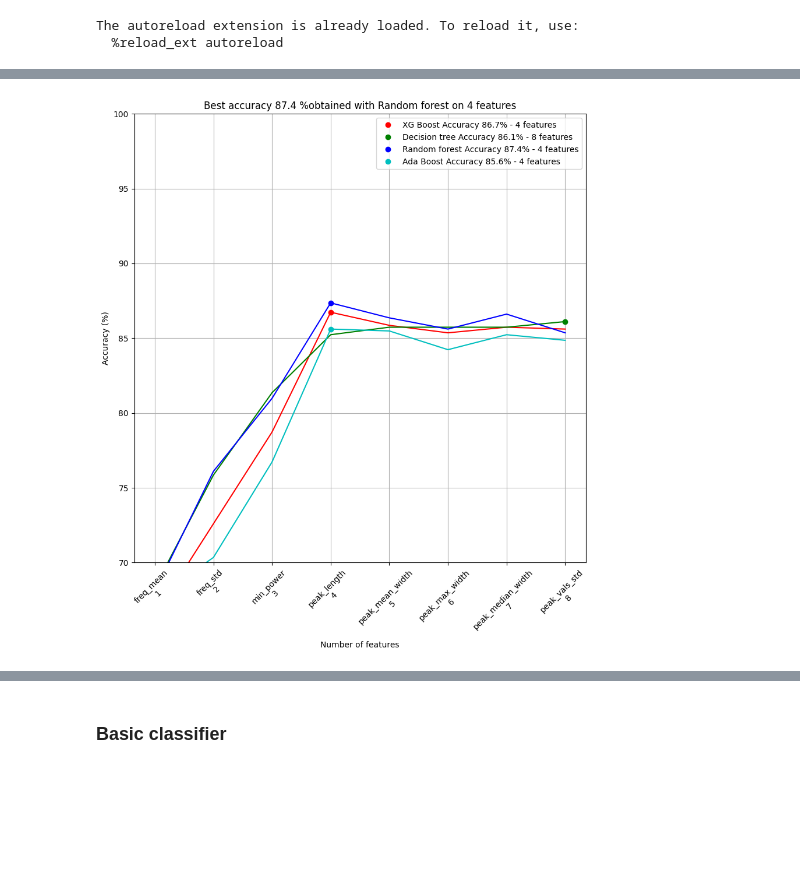
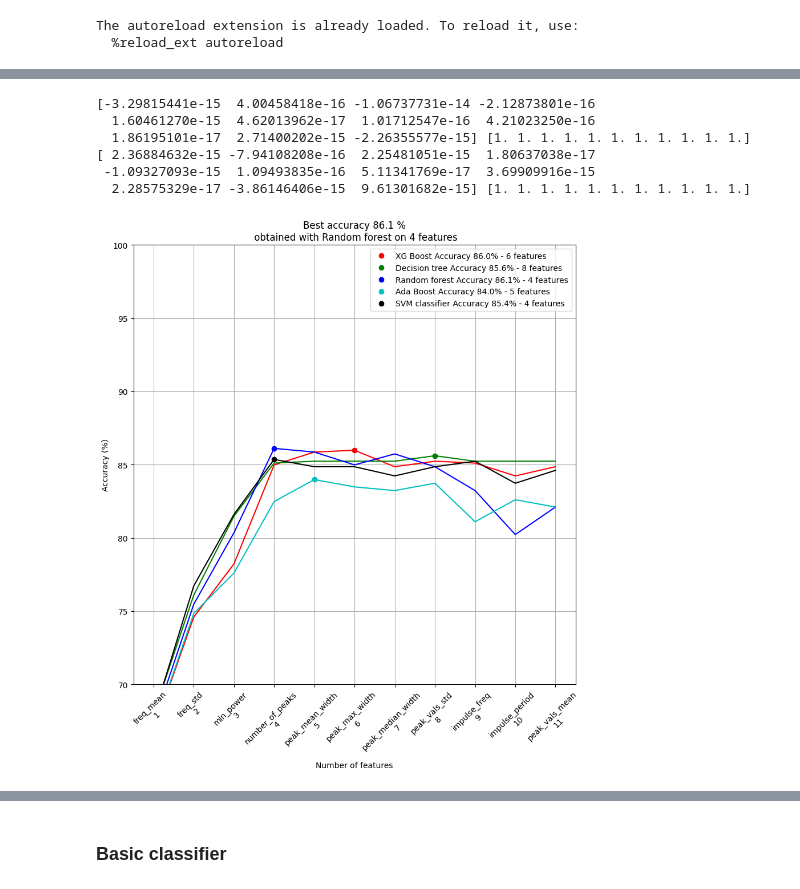
Before and after one commit to balthazarneveu/MVA23_SIGNAL, a Jupyter notebook: lab_02/rapport.ipynb, the cells around one changed output, grey strips where cells are left out. Saved outputs shown, nothing was run; the diff lists cells and outputs as text; code cells hidden in the pictures; blank space fills up the shorter version.

```diff
--- a/lab_02/rapport.ipynb
+++ b/lab_02/rapport.ipynb
@@ -37,47 +37,57 @@ df.head()
 x_train, y_train, labels_features = get_better_features(df_train)
 x_test, y_test, _ = get_better_features(df_test)
 # %%
+whiten=True
+x_train, y_train, labels_features = get_better_features(df_train, whiten=whiten)
+x_test, y_test, _ = get_better_features(df_test,  whiten=whiten)
+
 from utilities import ALL_CLASSIFIERS, DECISION_TREE, RANDOM_FOREST, SVM, ADABOOST, XG_BOOST
 COLOR_LIST = "rgbckyp"
 best_accuracies_overall = []
 best_feature_dimensions = []
 # classifiers_list = ALL_CLASSIFIERS #[DECISION_TREE, RANDOM_FOREST, SVM, ADABOOST]
 # classifiers_list = [SVM]
-classifiers_list = [XG_BOOST,  DECISION_TREE, RANDOM_FOREST, ADABOOST]
-scanned_feature_dimension = list(range(1, 9))
+classifiers_list = [XG_BOOST,  DECISION_TREE, RANDOM_FOREST, ADABOOST, SVM]
+scanned_feature_dimension = list(range(1, len(labels_features)+1))
 plt.figure(figsize=(10, 10))
 for classifier_index, classifier_type in enumerate(classifiers_list):
     best_accuracies = []
     feature_dimensions = []
     color = COLOR_LIST[classifier_index%len(COLOR_LIST)]
     for feature_dimension in scanned_feature_dimension:
         accuracies, best_depth, _ = train_classifier(x_train, x_test, y_train, y_test, feature_dimension=feature_dimension, debug=False,  show=False, classifier=classifier_type)
         # print(f"#features={feature_dimension} Tree depth={best_depth} accuracy training {accuracies[0]*100:.1f}% | accuracy test {accuracies[1]*100:.1f}%")
         best_accuracies.append(accuracies)
         feature_dimensions.append(feature_dimension)
     # plt.plot(feature_dimensions, 100.*np.array(best_accuracies)[:, 0], color+"--", alpha=0.1) #label=f"{classifier_type} accuracy training")
     plt.plot(feature_dimensions, 100.*np.array(best_accuracies)[:, 1], color+"-") #label=f"{classifier_type} accuracy validation")
     best_index = np.argmax(np.array(best_accuracies)[:, 1])
     best_accuracy = best_accuracies[best_index][1]
     best_feature_dimension = feature_dimensions[best_index]
     plt.plot(feature_dimensions[best_index], 100.*best_accuracy, color+"o", label=f"{classifier_type} Accuracy {100*best_accuracy:.1f}% - {best_feature_dimension} features")
     plt.legend()
     best_accuracies_overall.append(best_accuracy)
     best_feature_dimensions.append(best_feature_dimension)
 best_classifier_index = np.argmax(np.array(best_accuracies_overall))
 plt.title(f"Best accuracy {100*best_accuracies_overall[best_classifier_index]:.1f} %\n"+
           f" obtained with {classifiers_list[best_classifier_index]}" +
           f" on {best_feature_dimensions[best_classifier_index]} features")
 new_labels = labels_features[:len(scanned_feature_dimension)]
 new_labels = [f"{label}\n{feature}" for label, feature in zip(new_labels, scanned_feature_dimension)]
 plt.xticks(scanned_feature_dimension, new_labels, rotation=45)
 plt.xlabel("Number of features")
 plt.ylabel(r"Accuracy (%)")
 plt.ylim(70, 100)
 plt.grid()
 plt.show()
 # %% [output]
+[-3.29815441e-15  4.00458418e-16 -1.06737731e-14 -2.12873801e-16
+  1.60461270e-15  4.62013962e-17  1.01712547e-16  4.21023250e-16
+  1.86195101e-17  2.71400202e-15 -2.26355577e-15] [1. 1. 1. 1. 1. 1. 1. 1. 1. 1. 1.]
+[ 2.36884632e-15 -7.94108208e-16  2.25481051e-15  1.80637038e-17
+ -1.09327093e-15  1.09493835e-16  5.11341769e-17  3.69909916e-15
+  2.28575329e-17 -3.86146406e-15  9.61301682e-15] [1. 1. 1. 1. 1. 1. 1. 1. 1. 1. 1.]
-[figure, old version]
+[figure, new version]
 # %% [markdown]
 
 ## Phase exploratoire
```
Also changed, not shown: 1 other file.
